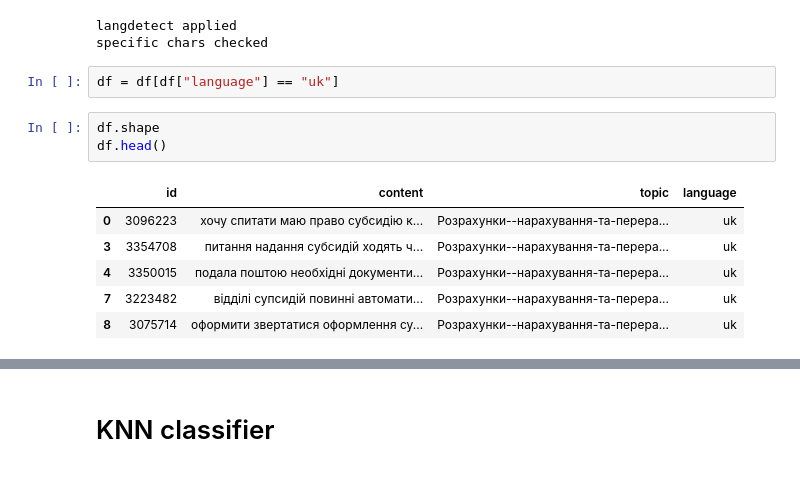
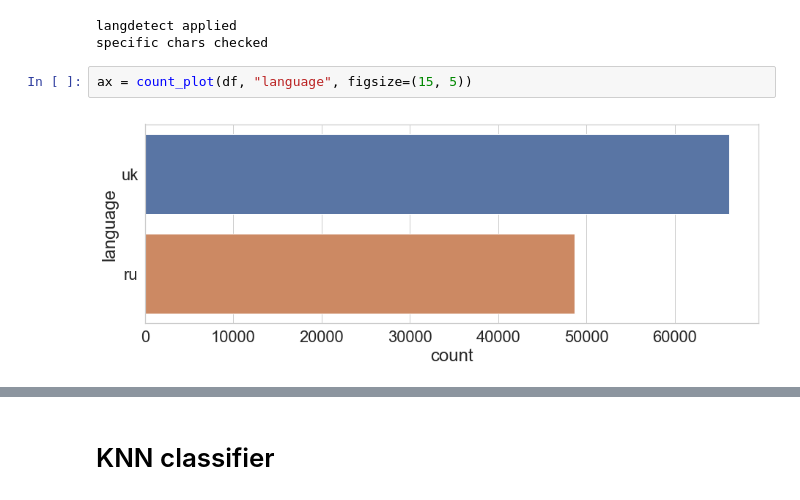
Before and after one commit to IvanProdaiko94/UCU-nlp-hw-4, a Jupyter notebook: neural-embeddings.ipynb, the cells around one changed output, grey strips where cells are left out. Saved outputs shown, nothing was run; the diff lists cells and outputs as text.

```diff
--- a/neural-embeddings.ipynb
+++ b/neural-embeddings.ipynb
@@ -162,15 +163,7 @@ df = detect_lang(df)
 IntProgress(value=0, bar_style='info', description='Detecting:', max=114882)
 langdetect applied
 specific chars checked
-# %%
-df = df[df["language"] == "uk"]
-# %%
-df.shape
-df.head()
-# %% [output]
-|  | id | content | topic | language |
-| 0 | 3096223 | хочу спитати маю право субсидію к... | Розрахунки--нарахування-та-перера... | uk |
-| 3 | 3354708 | питання надання субсидій ходять ч... | Розрахунки--нарахування-та-перера... | uk |
-| 4 | 3350015 | подала поштою необхідні документи... | Розрахунки--нарахування-та-перера... | uk |
-| 7 | 3223482 | відділі супсидій повинні автомати... | Розрахунки--нарахування-та-перера... | uk |
-| 8 | 3075714 | оформити звертатися оформлення су... | Розрахунки--нарахування-та-перера... | uk |
+# %%
+ax = count_plot(df, "language", figsize=(15, 5))
+# %% [output]
+[figure, added]
```
Also changed, not shown: parts of 14 cells of this notebook.
